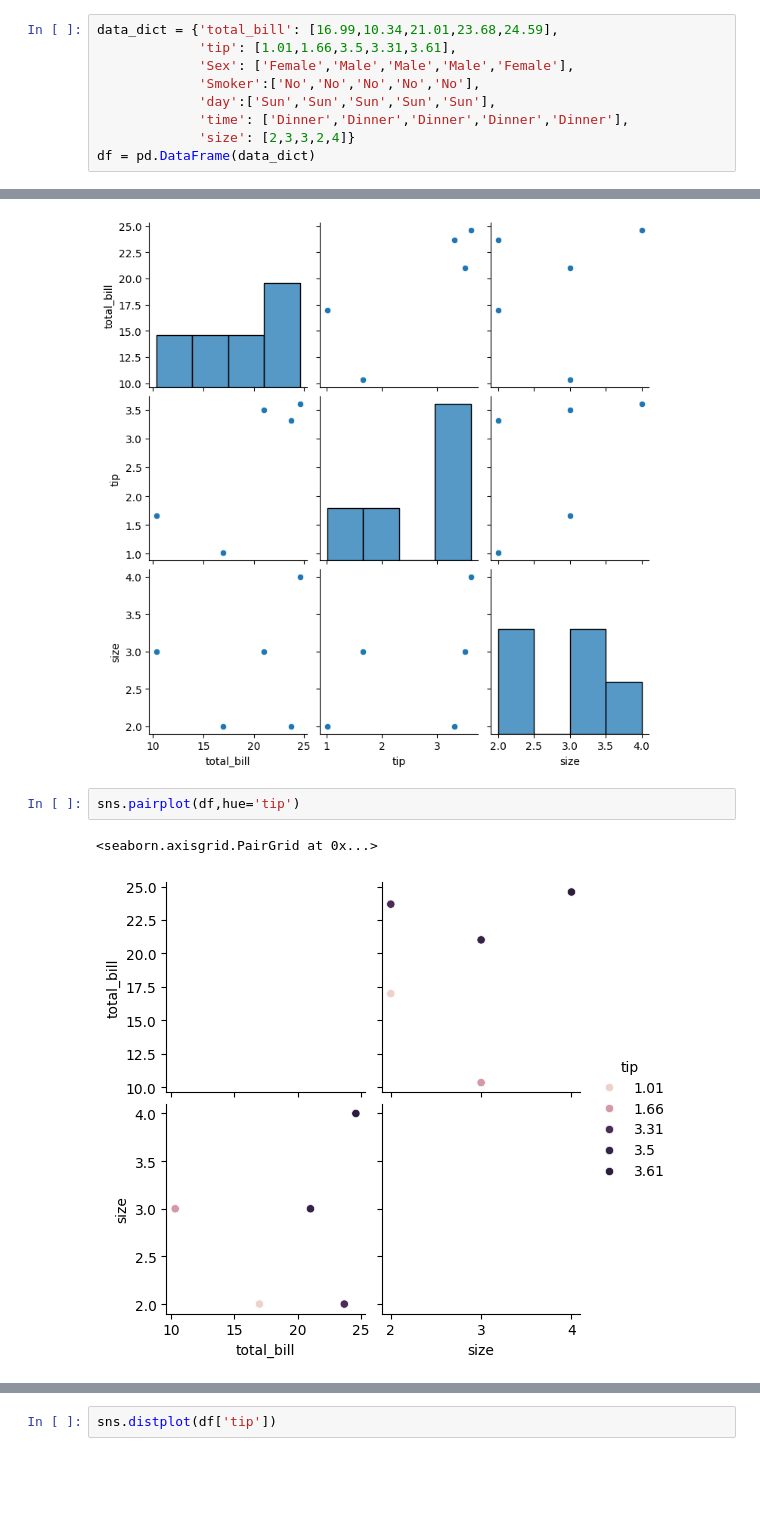
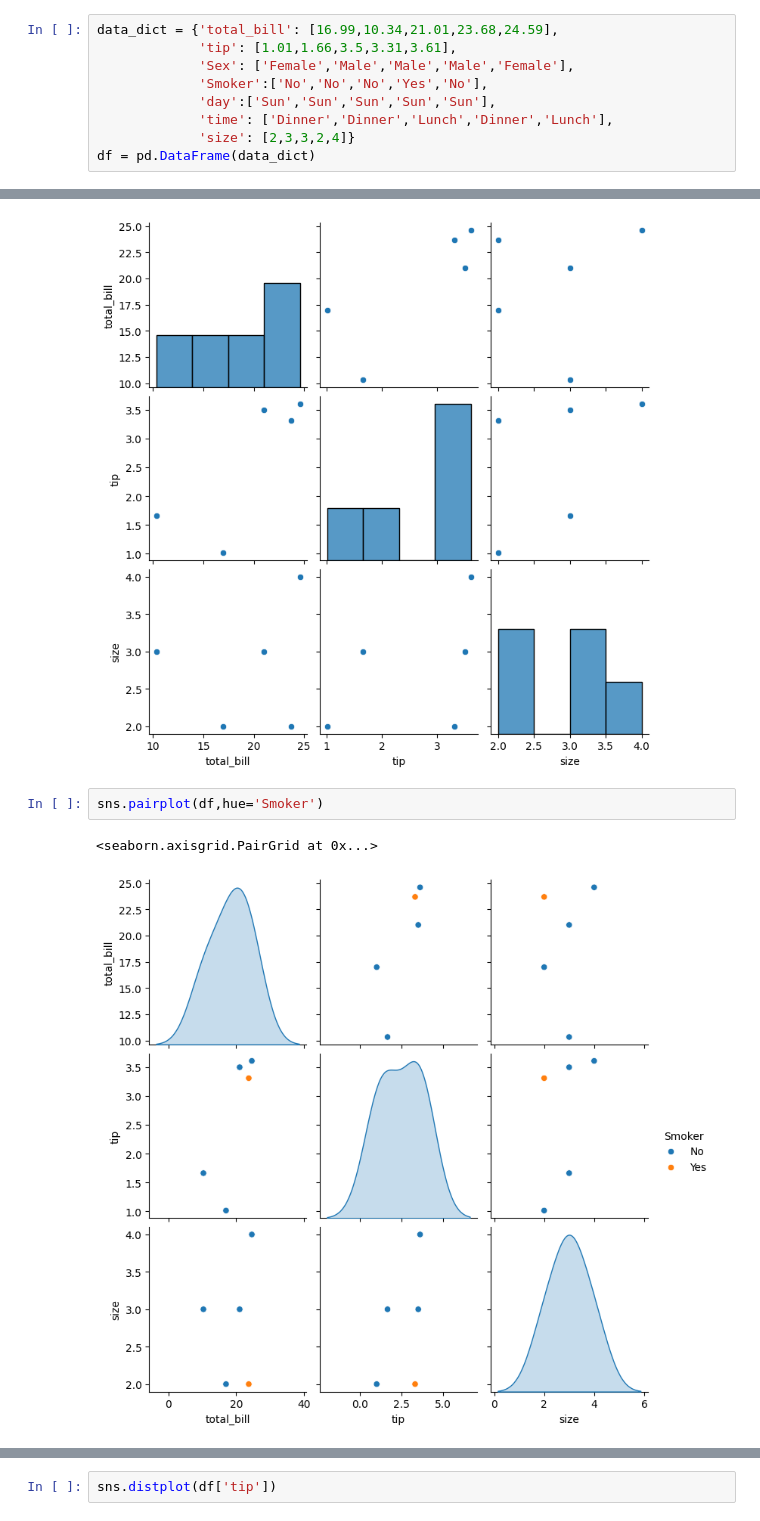
Before and after one commit to tinusha-priyamanka-99/Langchain_study, a Jupyter notebook: Basics/seaborn.ipynb, the cells around one changed output, grey strips where cells are left out. Cells and saved outputs as stored; diff of their text form; blank space fills up the shorter version.

```diff
--- a/Basics/seaborn.ipynb
+++ b/Basics/seaborn.ipynb
@@ -5,9 +5,9 @@ import pandas as pd
 data_dict = {'total_bill': [16.99,10.34,21.01,23.68,24.59],
              'tip': [1.01,1.66,3.5,3.31,3.61],
              'Sex': ['Female','Male','Male','Male','Female'],
-             'Smoker':['No','No','No','No','No'],
+             'Smoker':['No','No','No','Yes','No'],
              'day':['Sun','Sun','Sun','Sun','Sun'],
-             'time': ['Dinner','Dinner','Dinner','Dinner','Dinner'],
+             'time': ['Dinner','Dinner','Lunch','Dinner','Lunch'],
              'size': [2,3,3,2,4]}
 df = pd.DataFrame(data_dict)
 # %%
@@ -46,10 +46,10 @@ sns.pairplot(df)
 <seaborn.axisgrid.PairGrid at 0x...>
 [figure]
 # %%
-sns.pairplot(df,hue='tip')
+sns.pairplot(df,hue='Smoker')
 # %% [output]
 <seaborn.axisgrid.PairGrid at 0x...>
-[figure, old version]
+[figure, new version]
 # %%
 df['Smoker'].value_counts()
 # %% [output]
```
Also changed, not shown: parts of 8 cells of this notebook, 1 other file.
